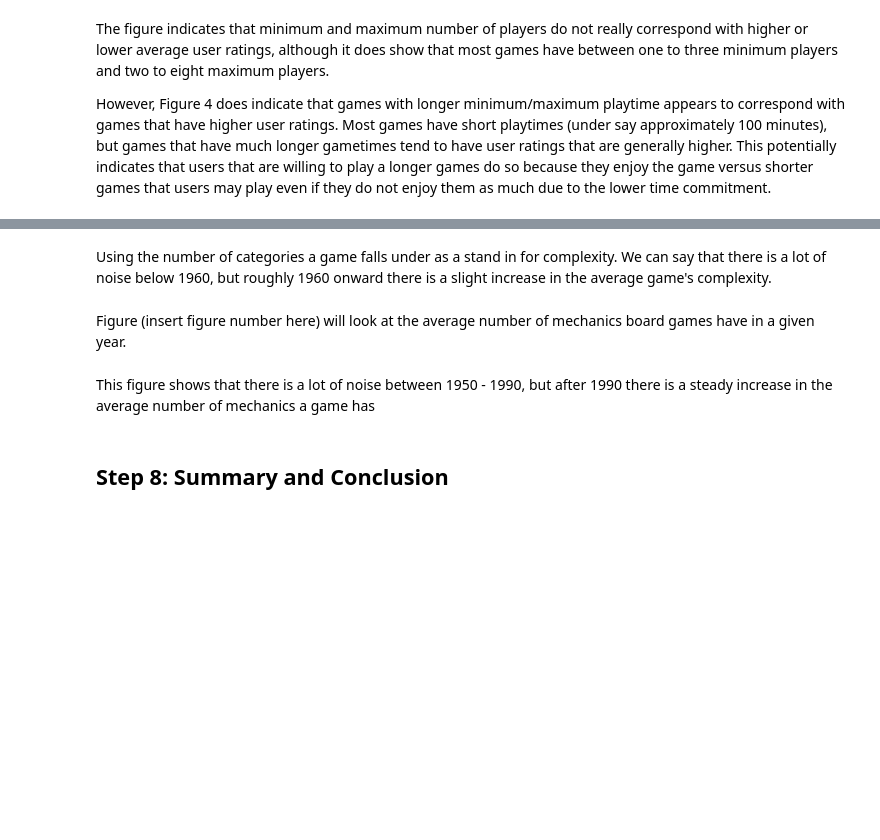
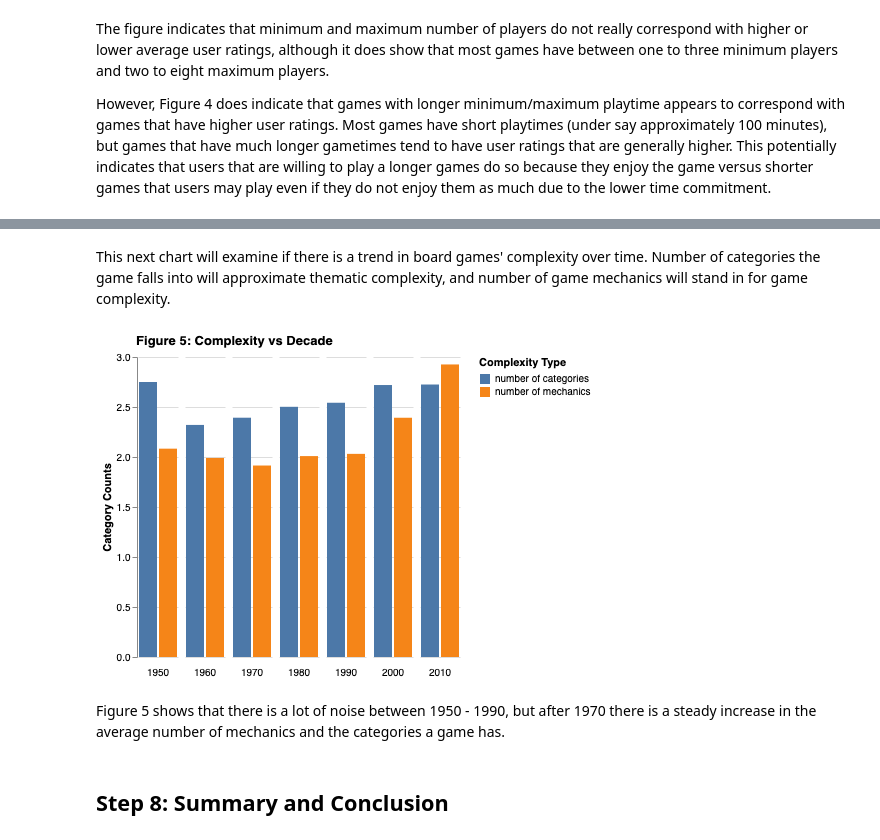
Before and after one commit to ubco-mds-2020-labs/data-550-project2-group-14, a Jupyter notebook: boardgame_EDA.ipynb, the cells around one changed output, grey strips where cells are left out. Cells and saved outputs as stored; diff of their text form; code cells hidden in the pictures; blank space fills up the shorter version.

Commit message:
add my bits over to EDA

```diff
--- a/boardgame_EDA.ipynb
+++ b/boardgame_EDA.ipynb
@@ -202,3 +212,8 @@ ValueError: invalid literal for int() with base 10: '1986-01-01 00:00:00'
+# %%
+number_of_categories["decade"] = [int((str(x)[0:-1])+"0") for x in number_of_categories["year_published"]]
+number_of_categories["decade"] = [int((str(x)[0:-1])+"0") for x in number_of_categories["year_published"]]
+complexity["decade"] = [int((str(x)[0:-1])+"0") for x in complexity["year_published"]]
+combined["decade"] = [int((str(x)[0:-1])+"0") for x in combined["year_published"]]
 # %%
 v = boardgame_data.publisher.value_counts()
 publish_gt_10 = boardgame_data[boardgame_data.publisher.isin(v.index[v.gt(10)])]
@@ -402,4 +473,0 @@ alt.Chart(number_of_categories).mark_circle(size=60).encode(
-# %% [markdown]
-Using the number of categories a game falls under as a stand in for complexity. We can say that there is a lot of noise below 1960, but roughly 1960 onward there is a slight increase in the average game's complexity.
-# %% [markdown]
-Figure (insert figure number here) will look at the average number of mechanics board games have in a given year.
@@ -415,2 +474,19 @@ alt.Chart(number_of_mechanics).mark_circle(size=60).encode(
+# %% [markdown]
+This next chart will examine if there is a trend in board games' complexity over time. Number of categories the game falls into will approximate thematic complexity, and number of game mechanics will stand in for game complexity.
+# %%
+chart = alt.Chart(combined, title='Figure 5: Complexity vs Decade').mark_bar(
+    opacity=1,
+    ).encode(
+    column = alt.Column('decade:O', spacing = 5, header = alt.Header(labelOrient = "bottom"), title=None),
+    x =alt.X('complexity_type',  axis=None,),
+    y =alt.Y('mean(complexity_value)', title="Category Counts"),
+    color= alt.Color('complexity_type', legend=alt.Legend(title="Complexity Type"))
+).configure_view(stroke='transparent').configure_title(
+    dx = 35
+)
+
+chart.display()
+# %% [output]
+[figure, added]
 # %% [markdown]
-This figure shows that there is a lot of noise between 1950 - 1990, but after 1990 there is a steady increase in the average number of mechanics a game has
+Figure 5 shows that there is a lot of noise between 1950 - 1990, but after 1970 there is a steady increase in the average number of mechanics and the categories a game has.
```
Also changed, not shown: parts of 17 cells of this notebook.
